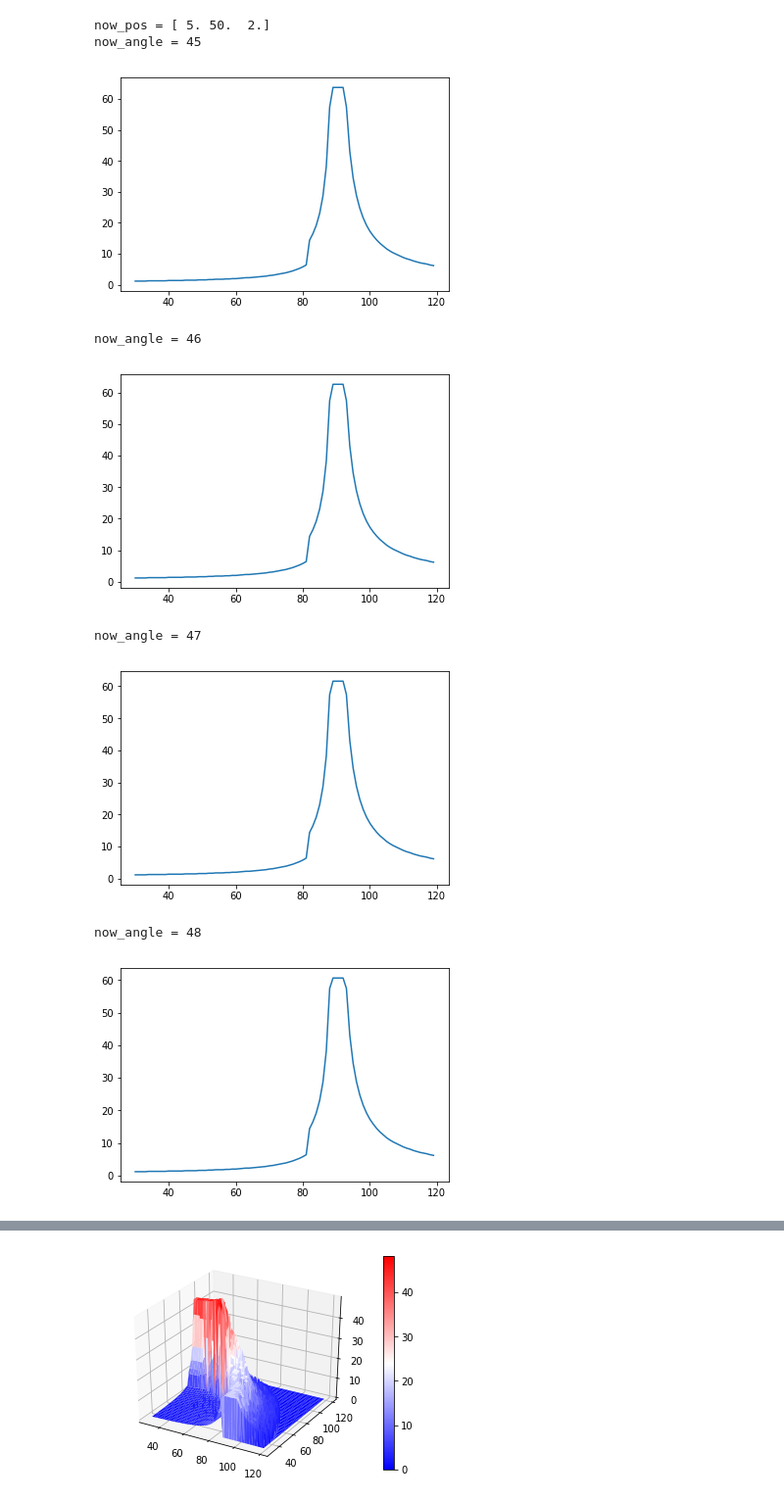
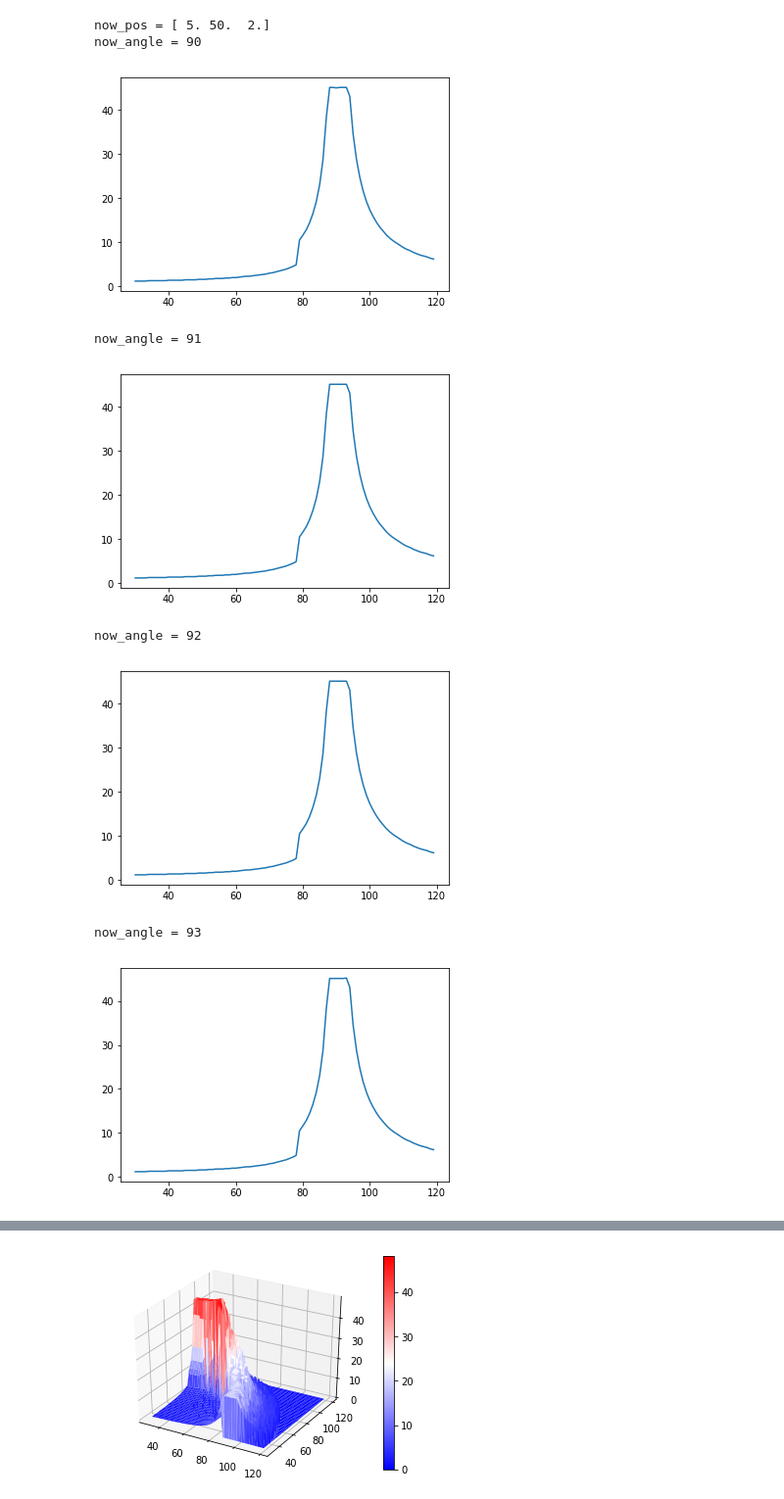
Before and after one commit to Endcyclone/master-study, a Jupyter notebook: eye_to_ear.ipynb, the cells around one changed output, grey strips where cells are left out. Shown at 98% size. Drawn from its saved outputs; the diff is of its cells as text; code cells hidden in the pictures.

```diff
--- a/eye_to_ear.ipynb
+++ b/eye_to_ear.ipynb
@@ -112,15 +112,15 @@ class eye_to_ear:
 # %%
 ete = eye_to_ear("station_platform.json")
 ete.set_pos(5,50,2)
 ete.calc_height()
-scandata = ete.scan90(45)
+scandata = ete.scan90(90)
 # %% [output]
 now_pos = [ 5. 50.  2.]
-now_angle = 45
+now_angle = 90
-[figure, old version]
+[figure, new version]
-now_angle = 46
+now_angle = 91
-[figure, old version]
+[figure, new version]
-now_angle = 47
+now_angle = 92
-[figure, old version]
+[figure, new version]
-now_angle = 48
+now_angle = 93
-[figure, old version]
+[figure, new version]
```
Also changed, not shown: parts of 2 cells of this notebook.
